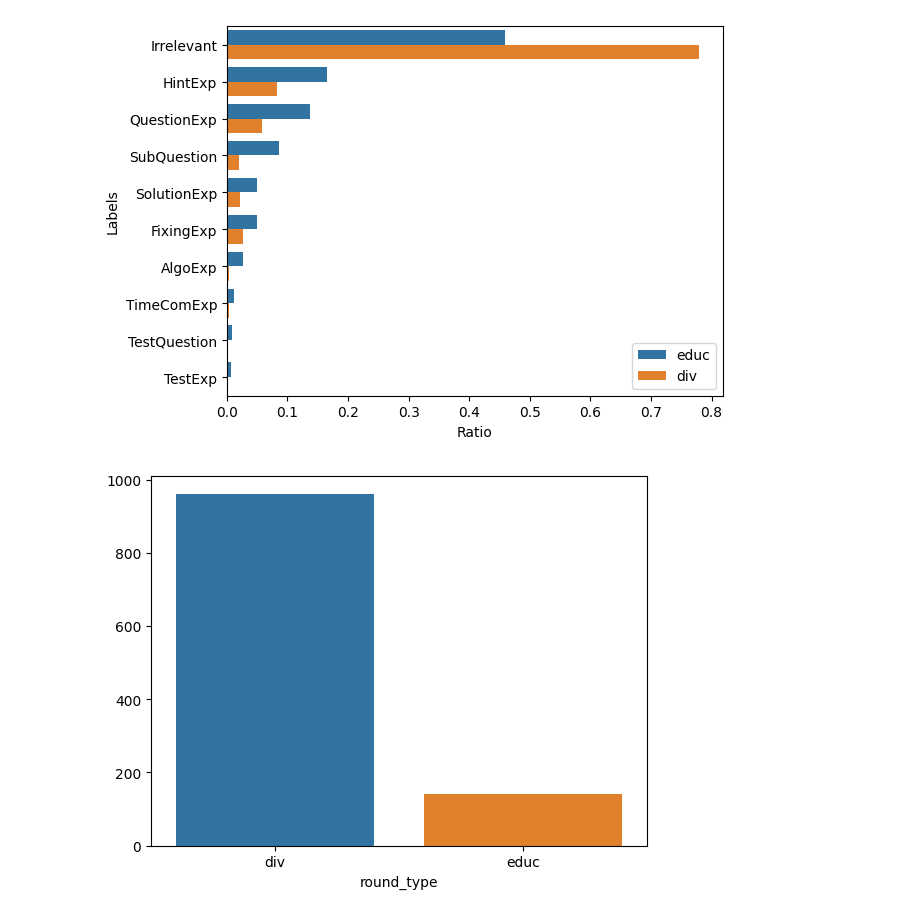
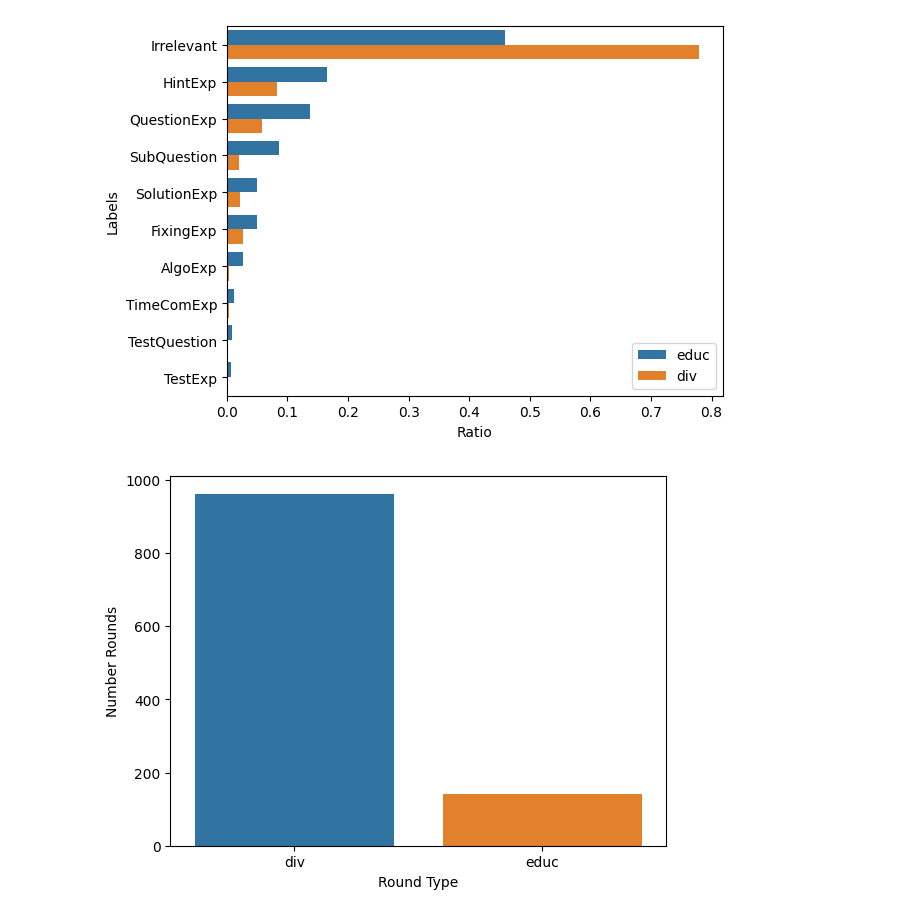
Before and after one commit to Arkin1/CodeforcesComments, a Jupyter notebook: Statistics.ipynb, the cells around one changed output. Saved outputs shown, nothing was run; the diff lists cells and outputs as text; code cells hidden in the pictures.

```diff
--- a/Statistics.ipynb
+++ b/Statistics.ipynb
@@ -51,11 +51,13 @@ dataset_unlabelled['round_type'] = "div"
 dataset_unlabelled.loc[dataset_unlabelled.round_name.str.lower().str.contains('educational'), 'round_type'] = "educ"
 # %%
 all_rounds_dataset_unlabelled = dataset_unlabelled.groupby('round_id')['round_type'].first()
-sns.barplot(y = all_rounds_dataset_unlabelled.value_counts().values, x = all_rounds_dataset_unlabelled.value_counts().keys(), orient='v')
+
+ax = sns.barplot(y = all_rounds_dataset_unlabelled.value_counts().values, x = all_rounds_dataset_unlabelled.value_counts().keys(), orient='v',hue= all_rounds_dataset_unlabelled.value_counts().keys())
+ax.set(xlabel='Round Type', ylabel='Number Rounds')
 
 plt.savefig('statistics/div_educ_ratio_contests.png', bbox_inches='tight')
 # %% [output]
-[figure, old version]
+[figure, new version]
 # %%
 import numpy as np
 all_rounds_roundtype_length = dataset_unlabelled.copy()
```
Also changed, not shown: parts of 2 cells of this notebook, 2 other files.
